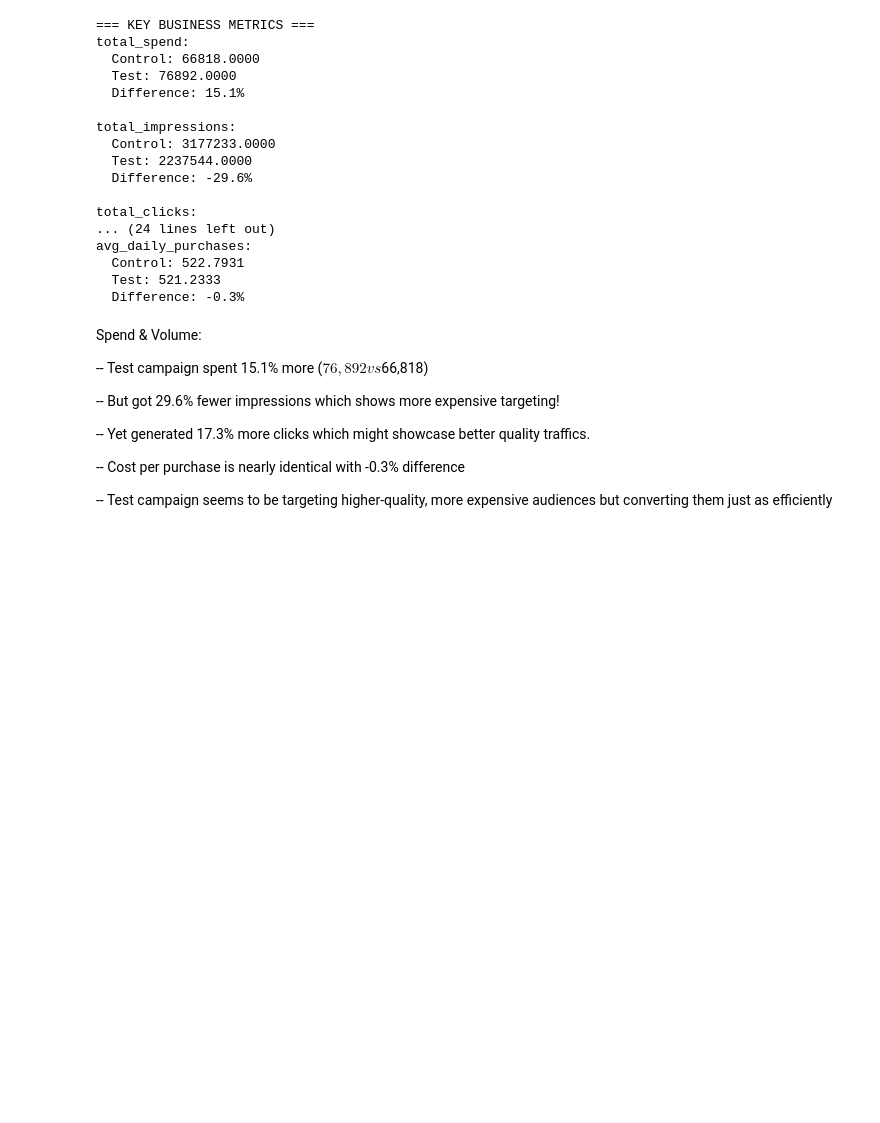
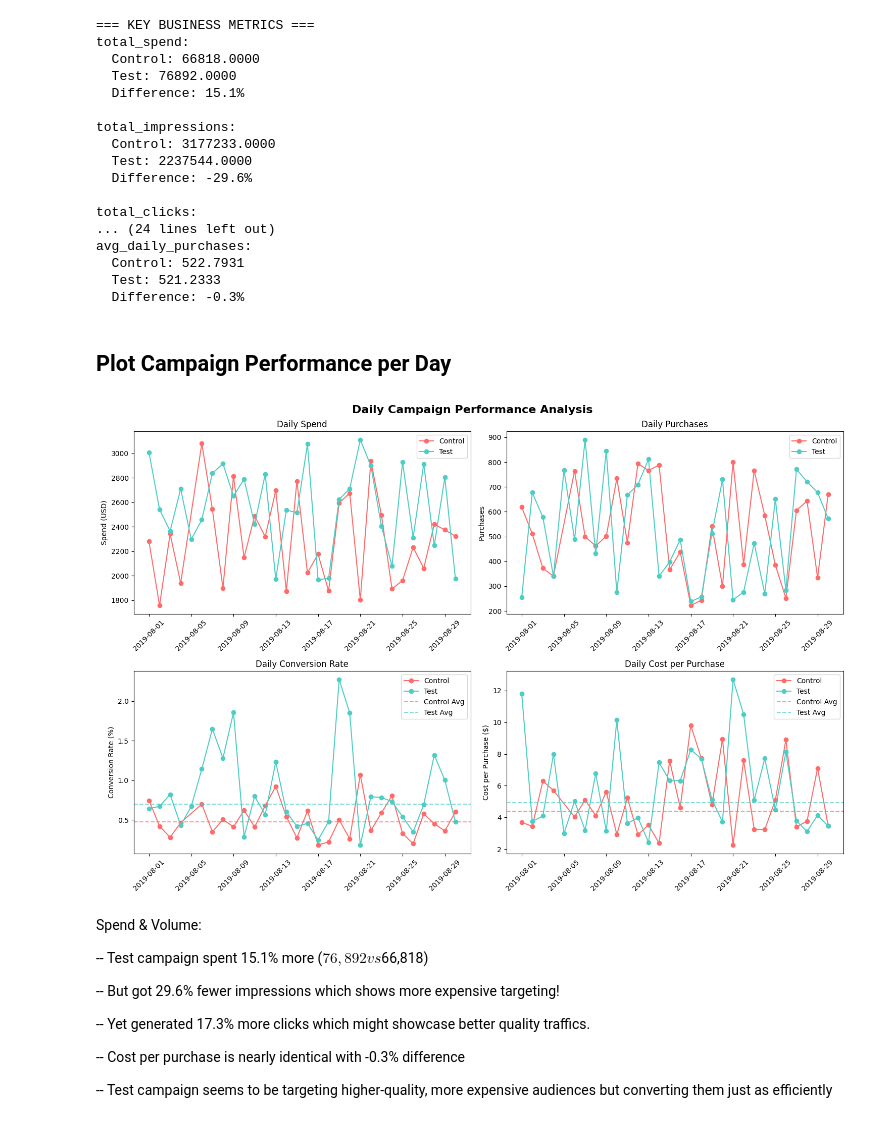
Before and after one commit to nehagovekar/marketing-campaign-ab-testing, a Jupyter notebook: marketing_campaign_ab_testing.ipynb, the cells around one changed output. Cells and saved outputs as stored; diff of their text form; code cells hidden in the pictures; blank space fills up the shorter version.

```diff
--- a/marketing_campaign_ab_testing.ipynb
+++ b/marketing_campaign_ab_testing.ipynb
@@ -245,6 +222,59 @@ avg_daily_purchases:
   Control: 522.7931
   Test: 521.2333
   Difference: -0.3%
+# %% [markdown]
+## Plot Campaign Performance per Day
+# %%
+# Plot Daily Spend
+fig, ((ax1, ax2), (ax3, ax4)) = plt.subplots(2, 2, figsize=(15, 10))
+fig.suptitle('Daily Campaign Performance Analysis', fontsize=16, fontweight='bold')
+
+# Daily Spend
+ax1.plot(control_clean['Date'], control_clean['Spend_[USD]'], 'o-', label='Control', color='#FF6B6B')
+ax1.plot(test_clean['Date'], test_clean['Spend_[USD]'], 'o-', label='Test', color='#4ECDC4')
+ax1.set_title('Daily Spend')
+ax1.set_ylabel('Spend (USD)')
+ax1.legend()
+ax1.tick_params(axis='x', rotation=45)
+
+# Daily Purchases
+ax2.plot(control_clean['Date'], control_clean['num_Purchase'], 'o-', label='Control', color='#FF6B6B')
+ax2.plot(test_clean['Date'], test_clean['num_Purchase'], 'o-', label='Test', color='#4ECDC4')
+ax2.set_title('Daily Purchases')
+ax2.set_ylabel('Purchases')
+ax2.legend()
+ax2.tick_params(axis='x', rotation=45)
+
+# Daily Conversion Rate
+control_daily_conv = control_clean['num_Purchase'] / control_clean['num_Impressions'] * 100
+test_daily_conv = test_clean['num_Purchase'] / test_clean['num_Impressions'] * 100
+
+ax3.plot(control_clean['Date'], control_daily_conv, 'o-', label='Control', color='#FF6B6B')
+ax3.plot(test_clean['Date'], test_daily_conv, 'o-', label='Test', color='#4ECDC4')
+ax3.axhline(control_metrics['conversion_rate']*100, color='#FF6B6B', linestyle='--', alpha=0.7, label='Control Avg')
+ax3.axhline(test_metrics['conversion_rate']*100, color='#4ECDC4', linestyle='--', alpha=0.7, label='Test Avg')
+ax3.set_title('Daily Conversion Rate')
+ax3.set_ylabel('Conversion Rate (%)')
+ax3.legend()
+ax3.tick_params(axis='x', rotation=45)
+
+# Daily Cost per Purchase
+control_daily_cpp = control_clean['Spend_[USD]'] / control_clean['num_Purchase']
+test_daily_cpp = test_clean['Spend_[USD]'] / test_clean['num_Purchase']
+
+ax4.plot(control_clean['Date'], control_daily_cpp, 'o-', label='Control', color='#FF6B6B')
+ax4.plot(test_clean['Date'], test_daily_cpp, 'o-', label='Test', color='#4ECDC4')
+ax4.axhline(control_metrics['cost_per_purchase'], color='#FF6B6B', linestyle='--', alpha=0.7, label='Control Avg')
+ax4.axhline(test_metrics['cost_per_purchase'], color='#4ECDC4', linestyle='--', alpha=0.7, label='Test Avg')
+ax4.set_title('Daily Cost per Purchase')
+ax4.set_ylabel('Cost per Purchase ($)')
+ax4.legend()
+ax4.tick_params(axis='x', rotation=45)
+
+plt.tight_layout()
+plt.show()
+# %% [output]
+[figure, added]
 # %% [markdown]
 Spend & Volume:
 
```
Also changed, not shown: parts of 7 cells of this notebook.
